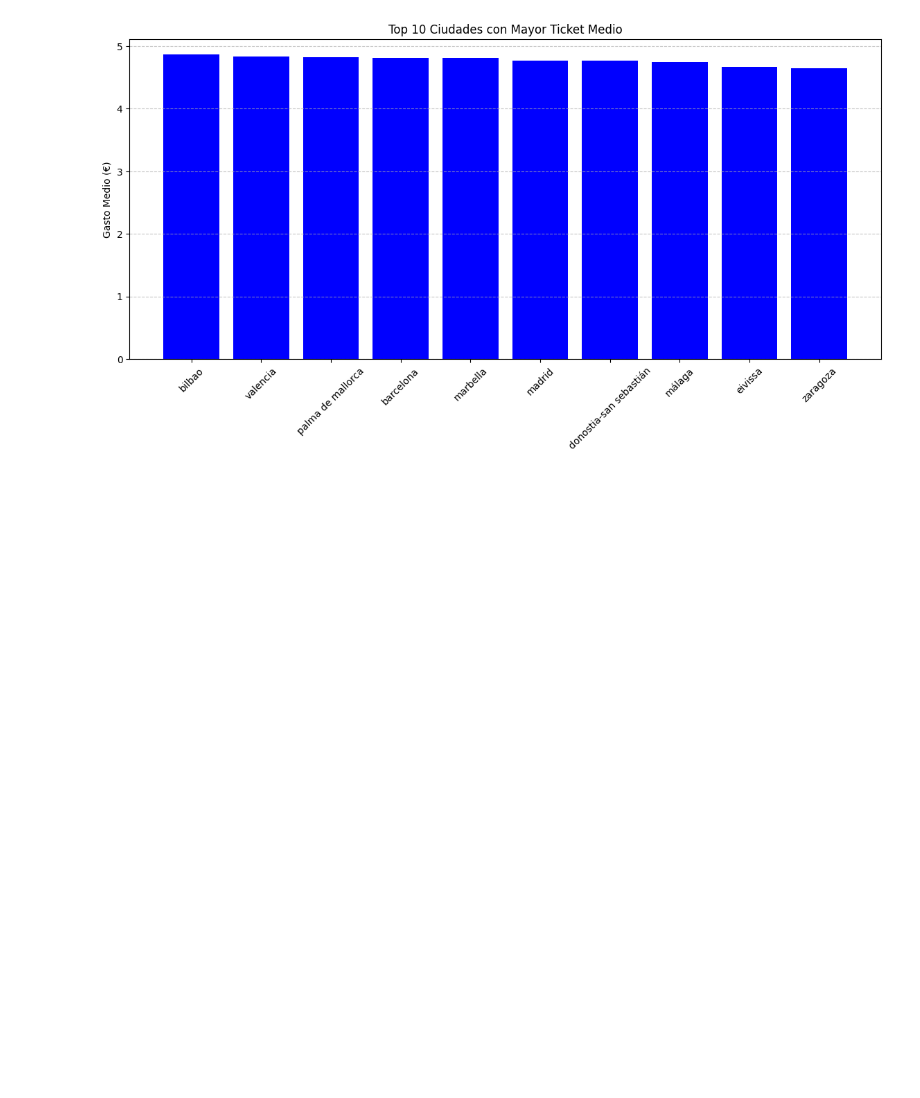
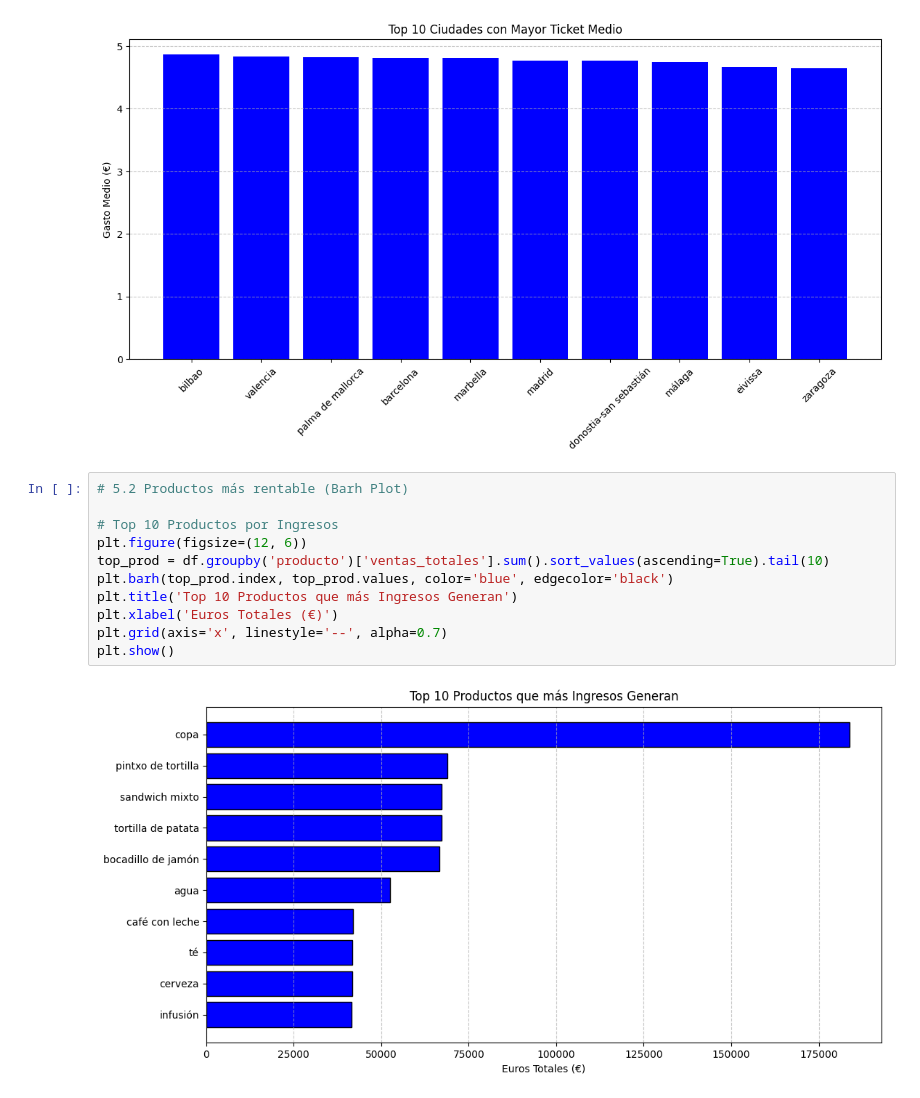
Before and after one commit to IbaiGarcia13/RETO2-G2-Cafeteria, a Jupyter notebook: RETO/RETO.ipynb, the cells around one changed output. Cells and saved outputs as stored; diff of their text form; blank space fills up the shorter version.

```diff
--- a/RETO/RETO.ipynb
+++ b/RETO/RETO.ipynb
@@ -442,3 +444,16 @@ plt.grid(axis='y', linestyle='--', alpha=0.7)
 plt.show()
 # %% [output]
 [figure]
+# %%
+# 5.2 Productos más rentable (Barh Plot)
+
+# Top 10 Productos por Ingresos
+plt.figure(figsize=(12, 6))
+top_prod = df.groupby('producto')['ventas_totales'].sum().sort_values(ascending=True).tail(10)
+plt.barh(top_prod.index, top_prod.values, color='blue', edgecolor='black')
+plt.title('Top 10 Productos que más Ingresos Generan')
+plt.xlabel('Euros Totales (€)')
+plt.grid(axis='x', linestyle='--', alpha=0.7)
+plt.show()
+# %% [output]
+[figure, added]
```
Also changed, not shown: parts of 3 cells of this notebook.
